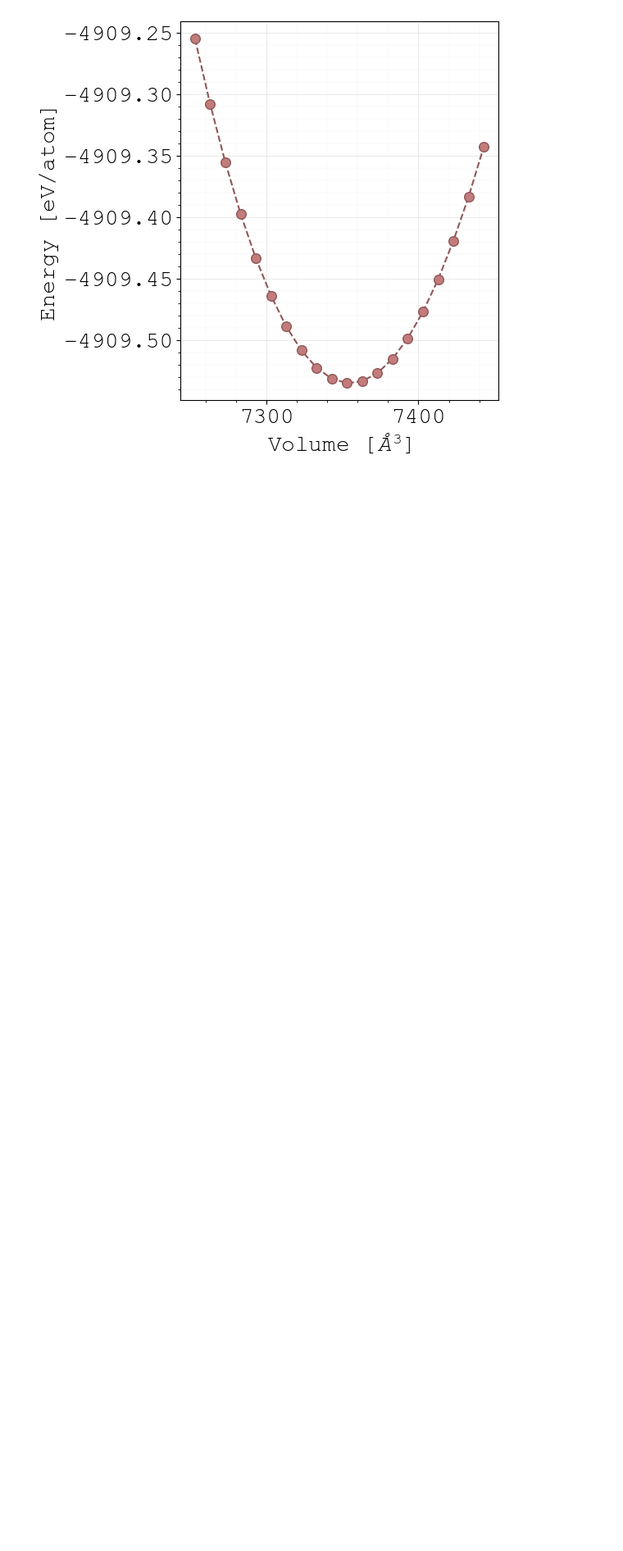
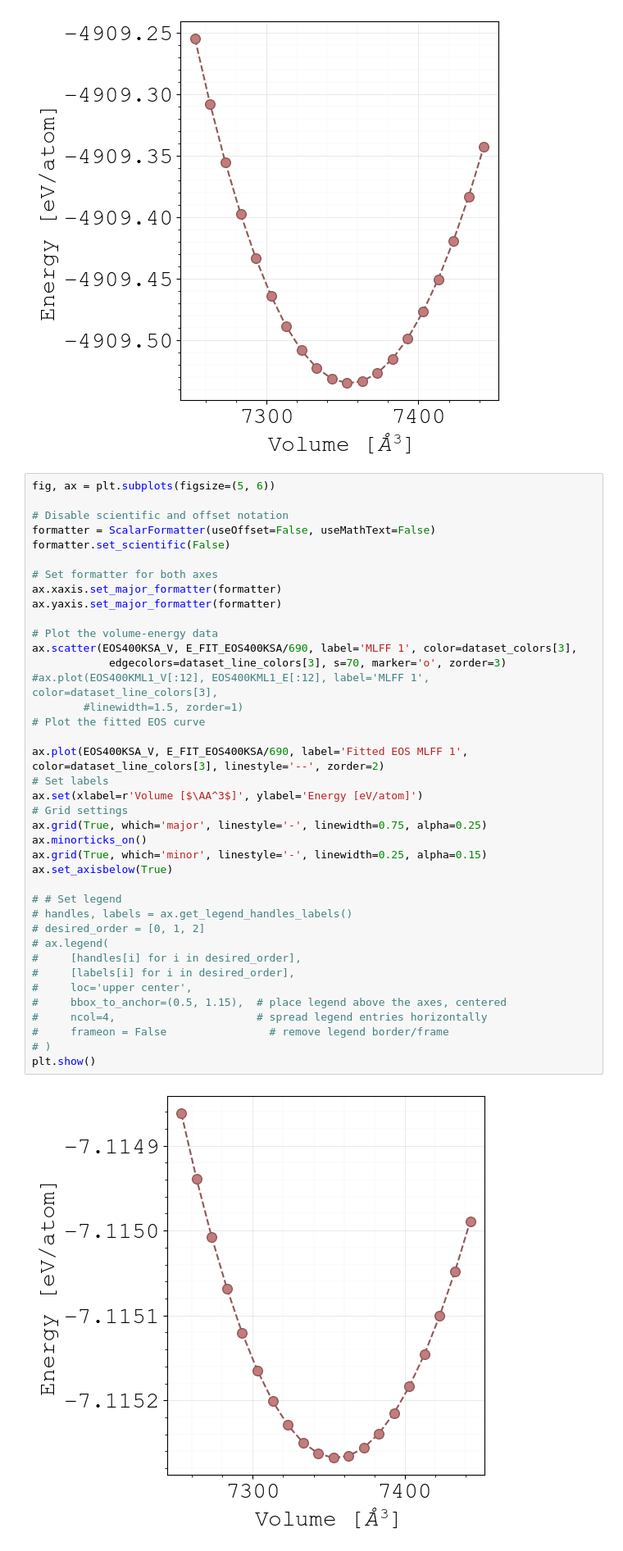
Before and after one commit to quantum-gabo/bachelor-thesis, a Jupyter notebook: notebooks/thesis-figures.ipynb, the cells around one changed output. Shown at 82% size. Saved outputs shown, nothing was run; the diff lists cells and outputs as text; blank space fills up the shorter version.

```diff
--- a/notebooks/thesis-figures.ipynb
+++ b/notebooks/thesis-figures.ipynb
@@ -1305,3 +1400,44 @@ ax.set_axisbelow(True)
 plt.show()
 # %% [output]
 [figure]
+# %%
+fig, ax = plt.subplots(figsize=(5, 6))
+
+# Disable scientific and offset notation
+formatter = ScalarFormatter(useOffset=False, useMathText=False)
+formatter.set_scientific(False)
+
+# Set formatter for both axes
+ax.xaxis.set_major_formatter(formatter)
+ax.yaxis.set_major_formatter(formatter)
+
+# Plot the volume-energy data
+ax.scatter(EOS400KSA_V, E_FIT_EOS400KSA/690, label='MLFF 1', color=dataset_colors[3],
+            edgecolors=dataset_line_colors[3], s=70, marker='o', zorder=3)
+#ax.plot(EOS400KML1_V[:12], EOS400KML1_E[:12], label='MLFF 1', color=dataset_line_colors[3],
+        #linewidth=1.5, zorder=1)
+# Plot the fitted EOS curve
+
+ax.plot(EOS400KSA_V, E_FIT_EOS400KSA/690, label='Fitted EOS MLFF 1', color=dataset_line_colors[3], linestyle='--', zorder=2)
+# Set labels
+ax.set(xlabel=r'Volume [$\AA^3$]', ylabel='Energy [eV/atom]')
+# Grid settings
+ax.grid(True, which='major', linestyle='-', linewidth=0.75, alpha=0.25)
+ax.minorticks_on()
+ax.grid(True, which='minor', linestyle='-', linewidth=0.25, alpha=0.15)
+ax.set_axisbelow(True)
+
+# # Set legend
+# handles, labels = ax.get_legend_handles_labels()
+# desired_order = [0, 1, 2]
+# ax.legend(
+#     [handles[i] for i in desired_order],
+#     [labels[i] for i in desired_order],
+#     loc='upper center',
+#     bbox_to_anchor=(0.5, 1.15),  # place legend above the axes, centered
+#     ncol=4,                      # spread legend entries horizontally
+#     frameon = False                # remove legend border/frame
+# )
+plt.show()
+# %% [output]
+[figure, added]
```
Also changed, not shown: parts of 13 cells of this notebook, 2 other files.
